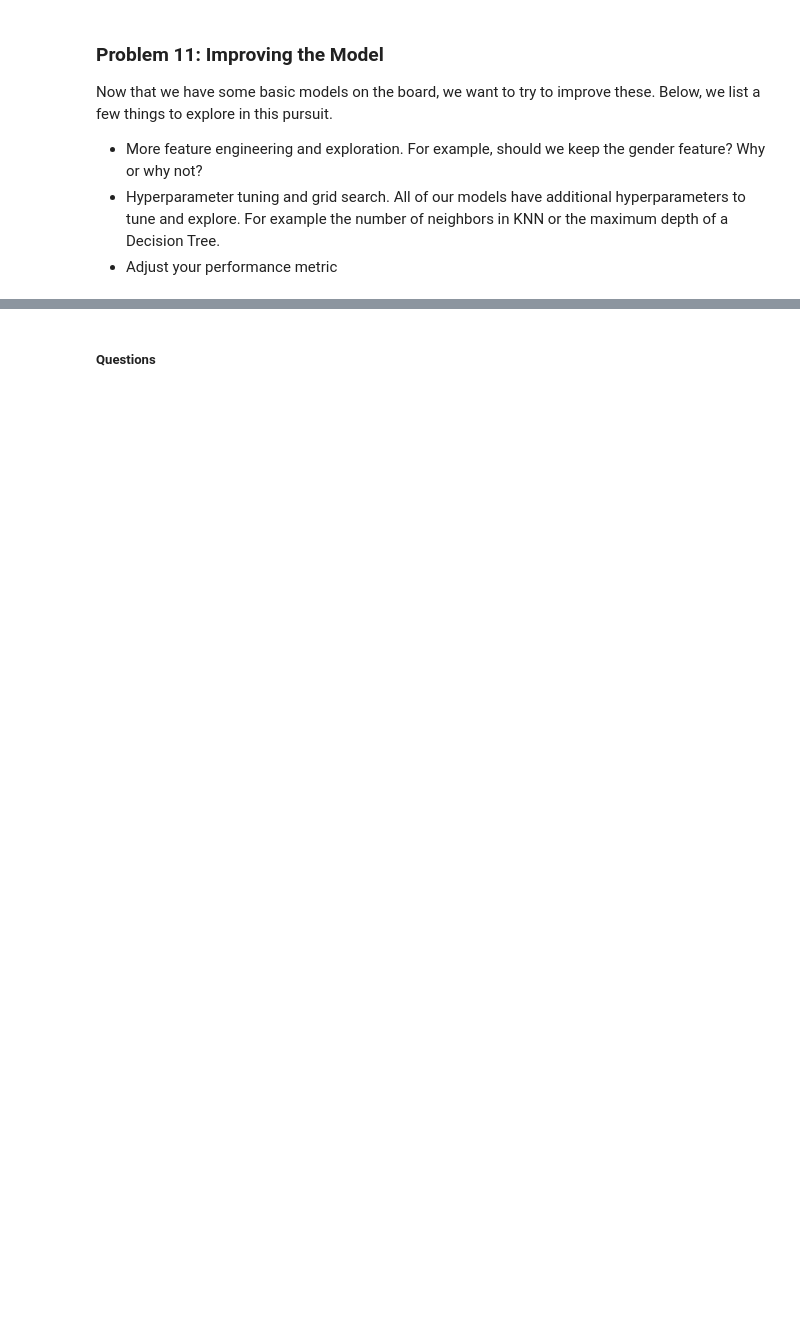
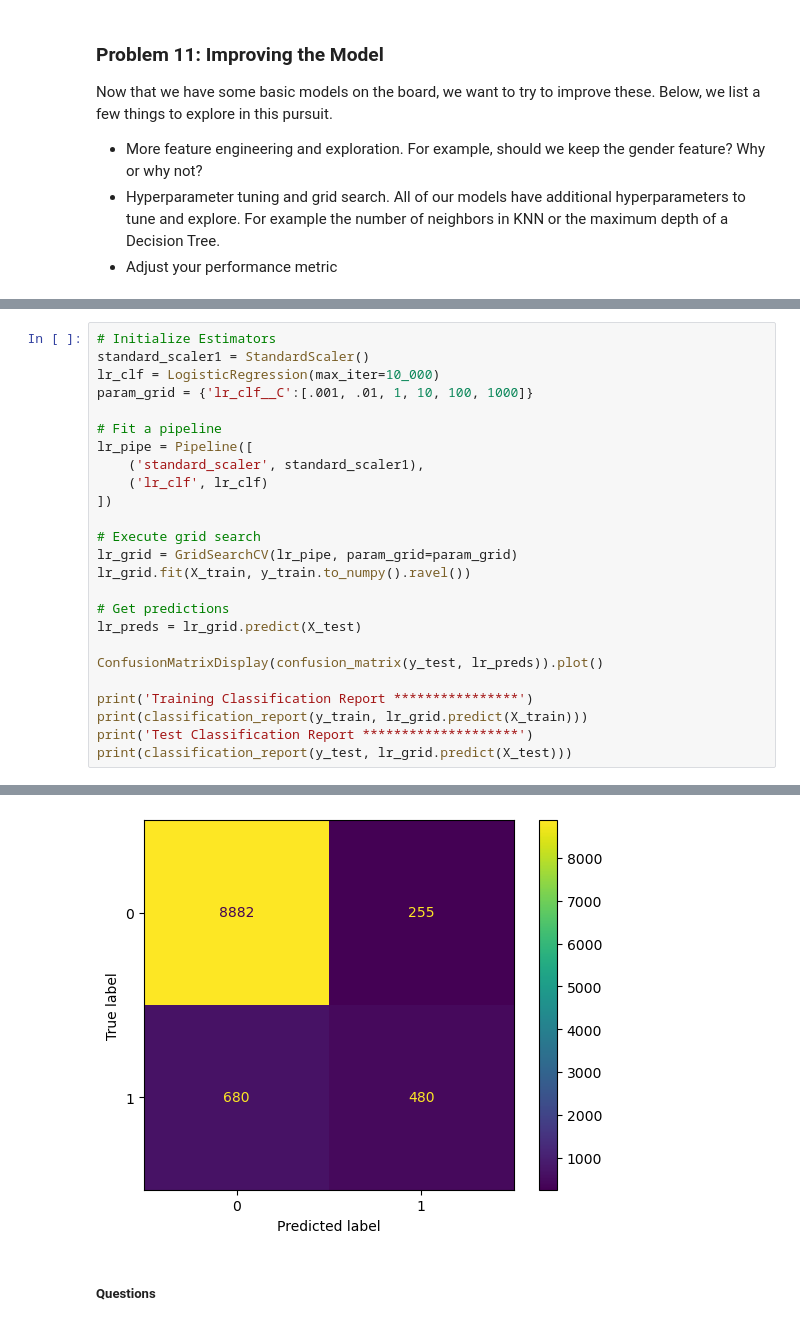
Before and after one commit to joxborrow/comparing_classifiers, a Jupyter notebook: prompt_III.ipynb, the cells around one changed output, grey strips where cells are left out. Cells and saved outputs as stored; diff of their text form; blank space fills up the shorter version.

```diff
--- a/prompt_III.ipynb
+++ b/prompt_III.ipynb
@@ -272,0 +353,26 @@ Now that we have some basic models on the board, we want to try to improve these
+# %%
+# Initialize Estimators
+standard_scaler1 = StandardScaler()
+lr_clf = LogisticRegression(max_iter=10_000)
+param_grid = {'lr_clf__C':[.001, .01, 1, 10, 100, 1000]}
+
+# Fit a pipeline
+lr_pipe = Pipeline([
+    ('standard_scaler', standard_scaler1),
+    ('lr_clf', lr_clf)
+])
+
+# Execute grid search
+lr_grid = GridSearchCV(lr_pipe, param_grid=param_grid)
+lr_grid.fit(X_train, y_train.to_numpy().ravel())
+
+# Get predictions
+lr_preds = lr_grid.predict(X_test)
+
+ConfusionMatrixDisplay(confusion_matrix(y_test, lr_preds)).plot()
+
+print('Training Classification Report ****************')
+print(classification_report(y_train, lr_grid.predict(X_train)))
+print('Test Classification Report ********************')
+print(classification_report(y_test, lr_grid.predict(X_test)))
+# %% [output]
@@ -273,2 +398,3 @@ Now that we have some basic models on the board, we want to try to improve these
+[figure, added]
 # %% [markdown]
 ##### Questions
```
Also changed, not shown: parts of 8 cells of this notebook.
